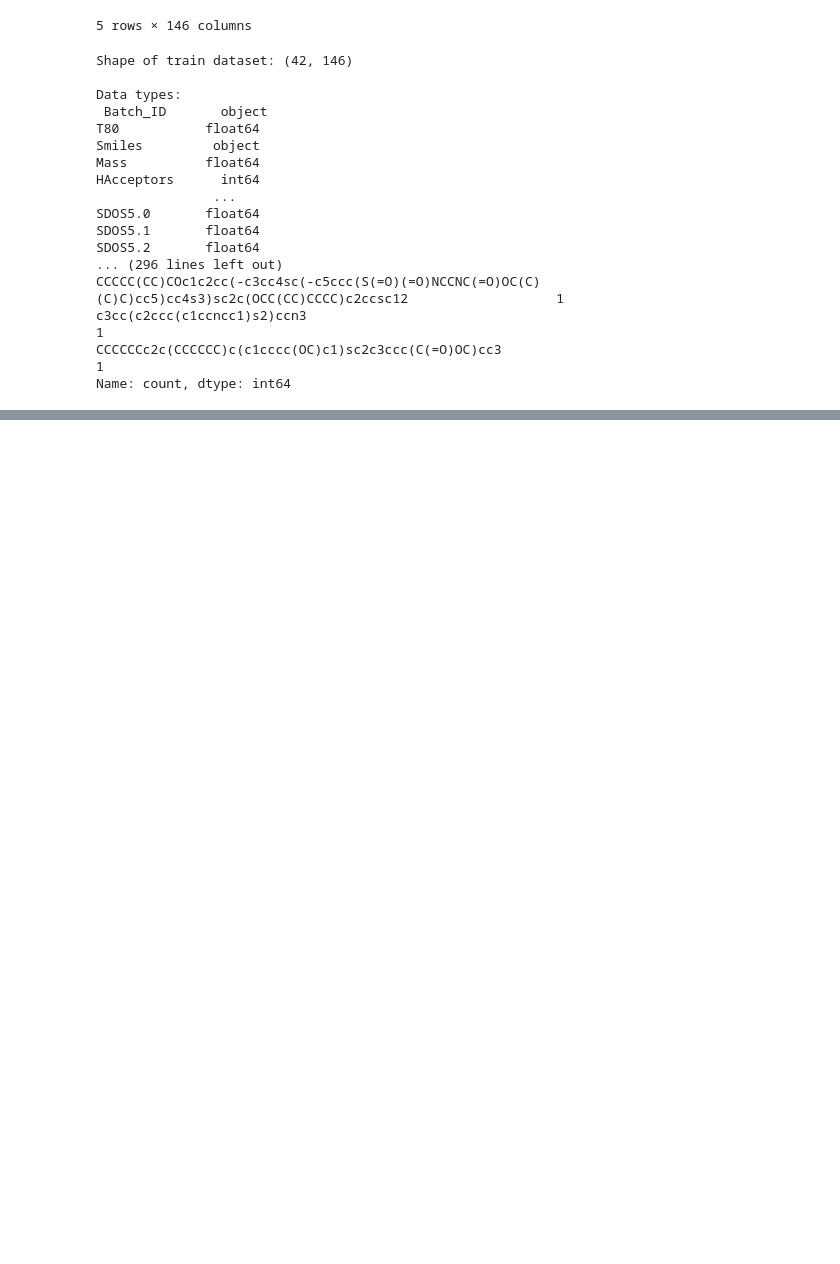
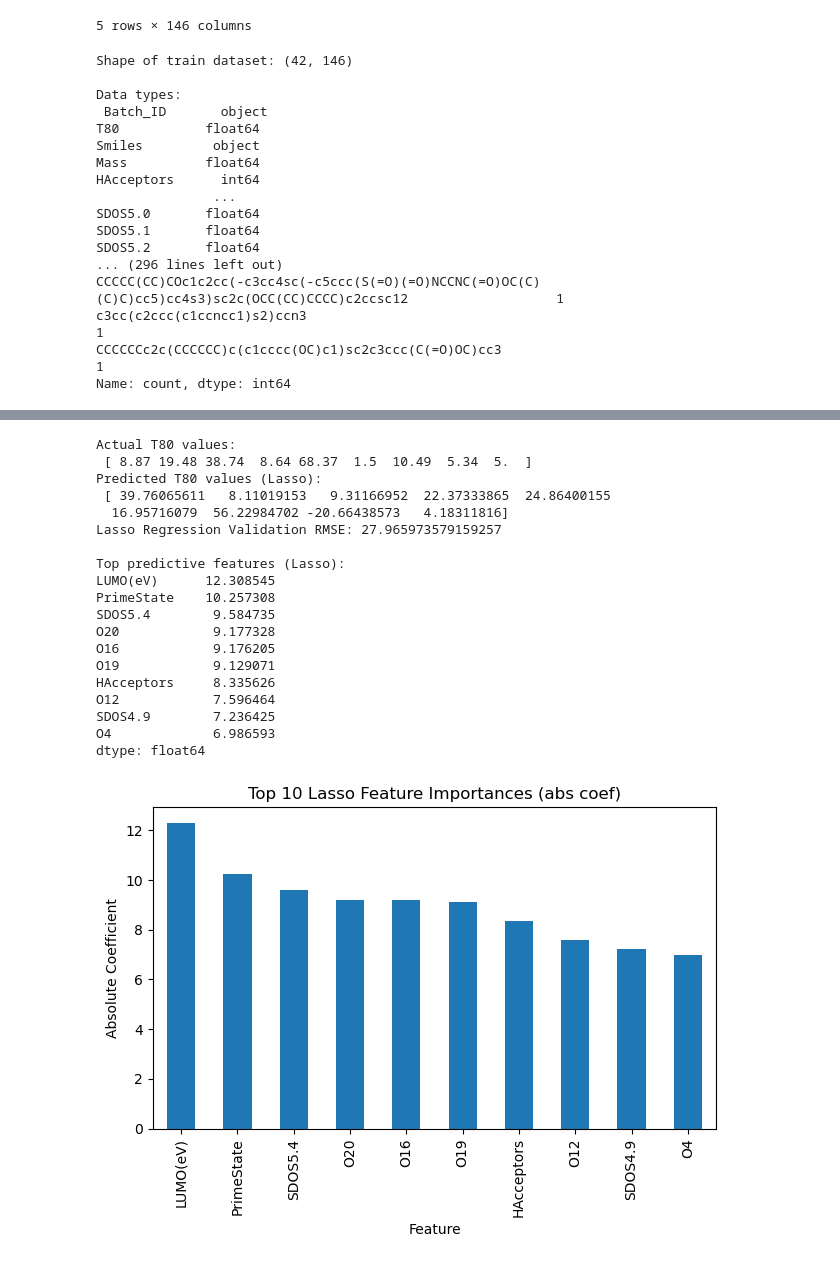
Before and after one commit to motagfr/molecular-machine-learning-kaggle, a Jupyter notebook: Molecular model.ipynb, the cells around one changed output, grey strips where cells are left out. Drawn from its saved outputs; the diff is of its cells as text; code cells hidden in the pictures; blank space fills up the shorter version.

```diff
--- a/Molecular model.ipynb
+++ b/Molecular model.ipynb
@@ -200,0 +347,53 @@ dtype: float64
+# %%
+from sklearn.linear_model import Lasso
+from sklearn.metrics import mean_squared_error
+
+# Train a Lasso regression model (L1 regularization)
+lasso = Lasso(alpha=0.1, random_state=42, max_iter=10000)
+lasso.fit(X_train, y_train)
+
+# Predict on validation set
+y_pred_lasso = lasso.predict(X_val)
+
+# Print actual vs predicted T80 values
+print("Actual T80 values:\n", y_val.values)
+print("Predicted T80 values (Lasso):\n", y_pred_lasso)
+
+# Calculate and print RMSE
+rmse_lasso = np.sqrt(mean_squared_error(y_val, y_pred_lasso))
+print("Lasso Regression Validation RMSE:", rmse_lasso)
+
+# Find most predictive features (by absolute coefficient value)
+lasso_coefs = pd.Series(lasso.coef_, index=X.columns)
+top_features_lasso = lasso_coefs.abs().sort_values(ascending=False).head(10)
+print("\nTop predictive features (Lasso):")
+print(top_features_lasso)
+
+# plot the top features
+top_features_lasso.plot(kind='bar')
+plt.title('Top 10 Lasso Feature Importances (abs coef)')
+plt.ylabel('Absolute Coefficient')
+plt.xlabel('Feature')
+plt.tight_layout()
+plt.show()
+# %% [output]
+Actual T80 values:
+ [ 8.87 19.48 38.74  8.64 68.37  1.5  10.49  5.34  5.  ]
+Predicted T80 values (Lasso):
+ [ 39.76065611   8.11019153   9.31166952  22.37333865  24.86400155
+  16.95716079  56.22984702 -20.66438573   4.18311816]
+Lasso Regression Validation RMSE: 27.965973579159257
+
+Top predictive features (Lasso):
+LUMO(eV)      12.308545
+PrimeState    10.257308
+SDOS5.4        9.584735
+O20            9.177328
+O16            9.176205
+O19            9.129071
+HAcceptors     8.335626
+O12            7.596464
+SDOS4.9        7.236425
+O4             6.986593
+dtype: float64
+[figure, added]
```
Also changed, not shown: parts of 16 cells of this notebook, 7 other files.
